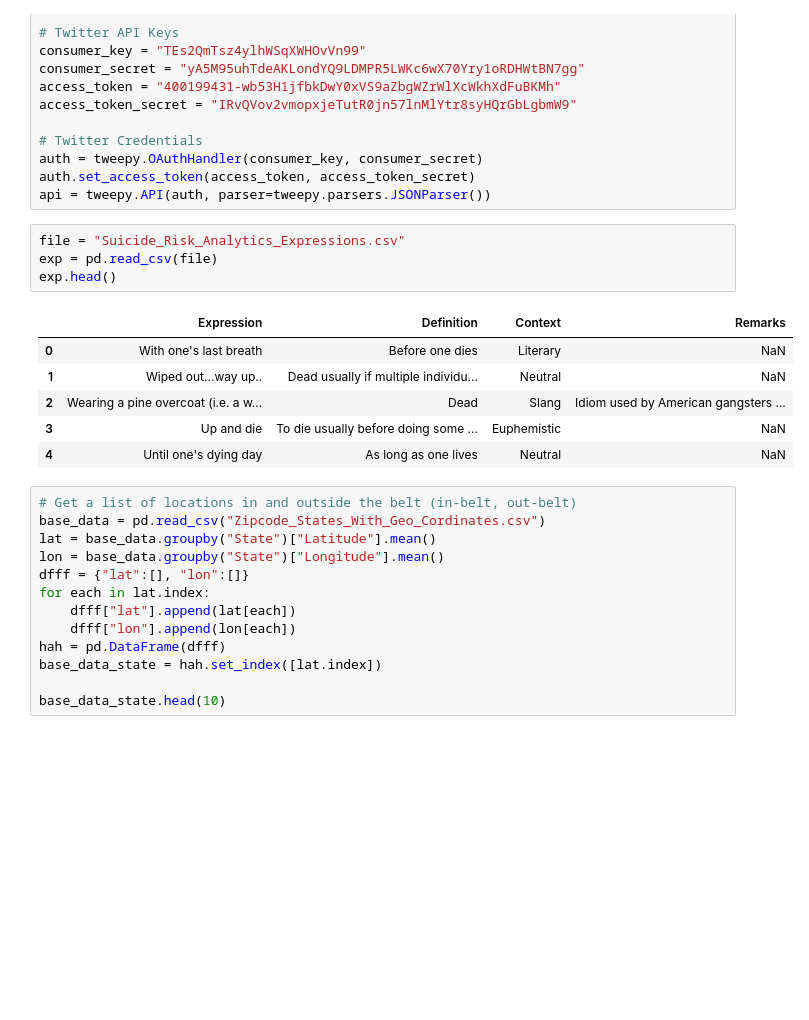
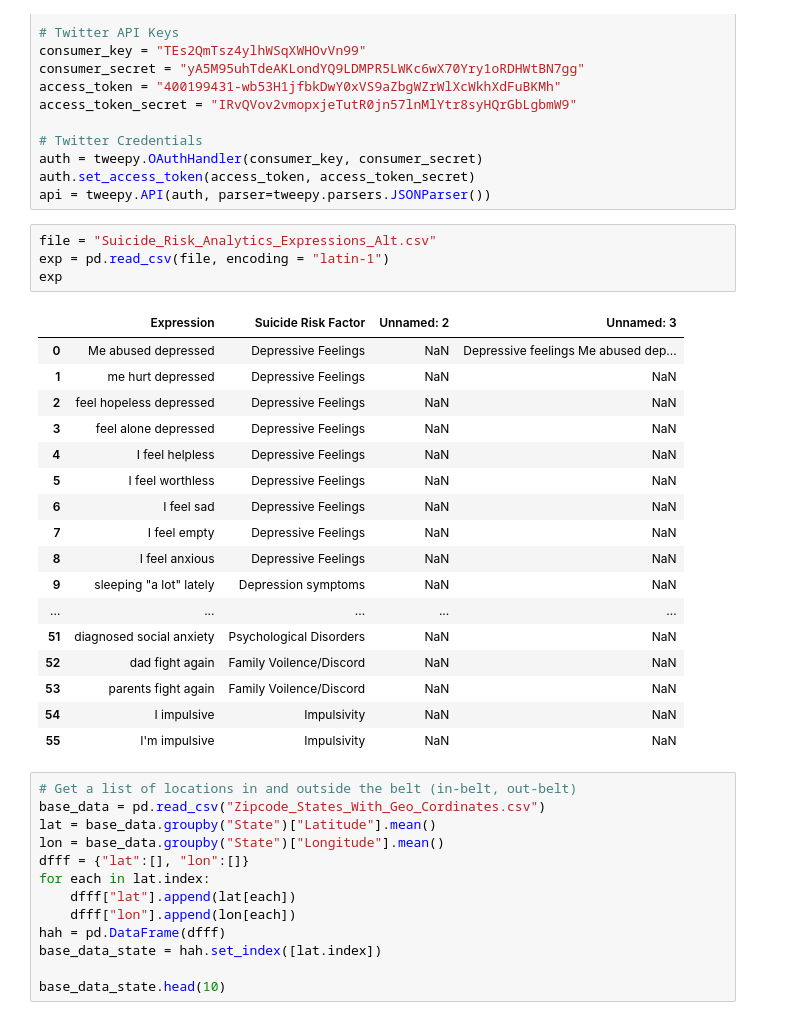
Before and after one commit to MarkMMalinowski/Suicide-Belt-Project, a Jupyter notebook: retrieve tweets expressions unfinished.ipynb, the cells around one changed output. Saved outputs shown, nothing was run; the diff lists cells and outputs as text; blank space fills up the shorter version.

```diff
--- a/retrieve tweets expressions unfinished.ipynb
+++ b/retrieve tweets expressions unfinished.ipynb
@@ -17,16 +17,27 @@ auth = tweepy.OAuthHandler(consumer_key, consumer_secret)
 auth.set_access_token(access_token, access_token_secret)
 api = tweepy.API(auth, parser=tweepy.parsers.JSONParser())
 # %%
-file = "Suicide_Risk_Analytics_Expressions.csv"
-exp = pd.read_csv(file)
-exp.head()
+file = "Suicide_Risk_Analytics_Expressions_Alt.csv"
+exp = pd.read_csv(file, encoding = "latin-1")
+exp
 # %% [output]
-|  | Expression | Definition | Context | Remarks |
-| 0 | With one's last breath | Before one dies | Literary | NaN |
-| 1 | Wiped out...way up.. | Dead usually if multiple individu... | Neutral | NaN |
-| 2 | Wearing a pine overcoat (i.e. a w... | Dead | Slang | Idiom used by American gangsters ... |
-| 3 | Up and die | To die usually before doing some ... | Euphemistic | NaN |
-| 4 | Until one's dying day | As long as one lives | Neutral | NaN |
+|  | Expression | Suicide Risk Factor | Unnamed: 2 | Unnamed: 3 |
+| 0 | Me abused depressed | Depressive Feelings | NaN | Depressive feelings Me abused dep... |
+| 1 | me hurt depressed | Depressive Feelings | NaN | NaN |
+| 2 | feel hopeless depressed | Depressive Feelings | NaN | NaN |
+| 3 | feel alone depressed | Depressive Feelings | NaN | NaN |
+| 4 | I feel helpless | Depressive Feelings | NaN | NaN |
+| 5 | I feel worthless | Depressive Feelings | NaN | NaN |
+| 6 | I feel sad | Depressive Feelings | NaN | NaN |
+| 7 | I feel empty | Depressive Feelings | NaN | NaN |
+| 8 | I feel anxious | Depressive Feelings | NaN | NaN |
+| 9 | sleeping "a lot" lately | Depression symptoms | NaN | NaN |
+| ... | ... | ... | ... | ... |
+| 51 | diagnosed social anxiety | Psychological Disorders | NaN | NaN |
+| 52 | dad fight again | Family Voilence/Discord | NaN | NaN |
+| 53 | parents fight again | Family Voilence/Discord | NaN | NaN |
+| 54 | I impulsive | Impulsivity | NaN | NaN |
+| 55 | I'm impulsive | Impulsivity | NaN | NaN |
 # %%
 # Get a list of locations in and outside the belt (in-belt, out-belt)
 base_data = pd.read_csv("Zipcode_States_With_Geo_Cordinates.csv")
```
Also changed, not shown: parts of 1 cell of this notebook, 2 other files.
